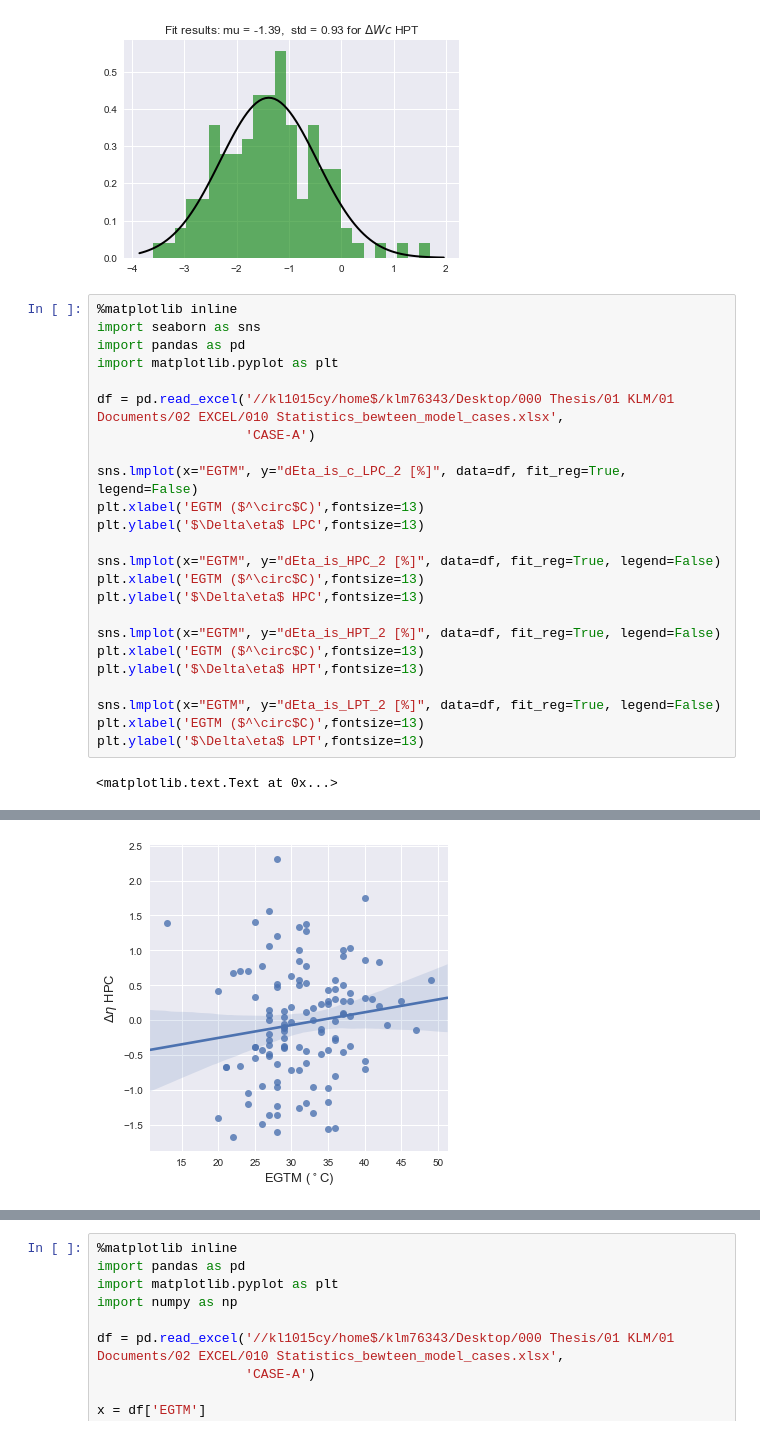
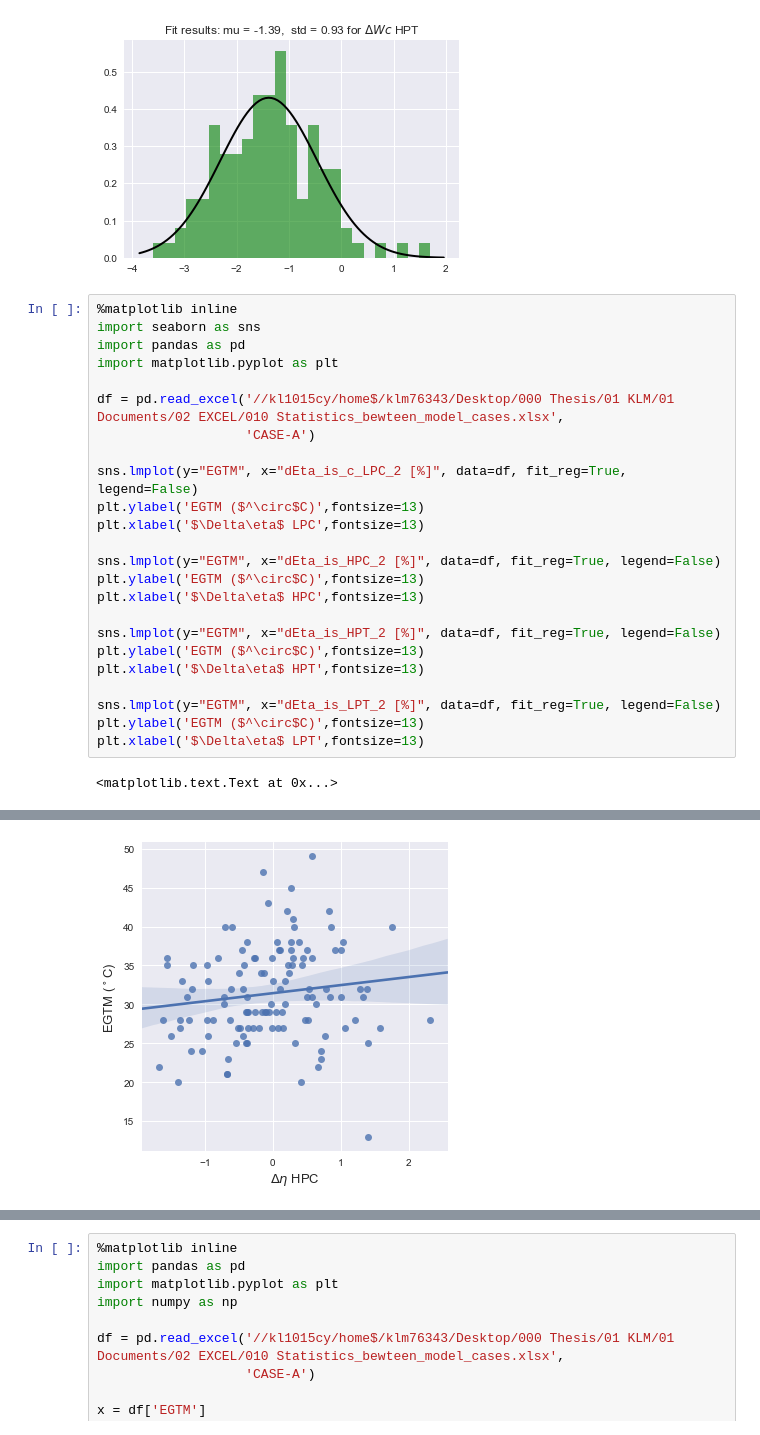
Before and after one commit to cristinamendozar/KLM, a Jupyter notebook: KLM STATISTICAL DATA ANALYSIS _ CASE A.ipynb, the cells around one changed output, grey strips where cells are left out. Drawn from its saved outputs; the diff is of its cells as text.

```diff
--- a/KLM STATISTICAL DATA ANALYSIS _ CASE A.ipynb
+++ b/KLM STATISTICAL DATA ANALYSIS _ CASE A.ipynb
@@ -460,20 +524,20 @@ import matplotlib.pyplot as plt
 df = pd.read_excel('//kl1015cy/home$/klm76343/Desktop/000 Thesis/01 KLM/01 Documents/02 EXCEL/010 Statistics_bewteen_model_cases.xlsx',
                    'CASE-A')
 
-sns.lmplot(x="EGTM", y="dEta_is_c_LPC_2 [%]", data=df, fit_reg=True, legend=False)
-plt.xlabel('EGTM ($^\circ$C)',fontsize=13)
-plt.ylabel('$\Delta\eta$ LPC',fontsize=13)
+sns.lmplot(y="EGTM", x="dEta_is_c_LPC_2 [%]", data=df, fit_reg=True, legend=False)
+plt.ylabel('EGTM ($^\circ$C)',fontsize=13)
+plt.xlabel('$\Delta\eta$ LPC',fontsize=13)
 
-sns.lmplot(x="EGTM", y="dEta_is_HPC_2 [%]", data=df, fit_reg=True, legend=False)
-plt.xlabel('EGTM ($^\circ$C)',fontsize=13)
-plt.ylabel('$\Delta\eta$ HPC',fontsize=13)
+sns.lmplot(y="EGTM", x="dEta_is_HPC_2 [%]", data=df, fit_reg=True, legend=False)
+plt.ylabel('EGTM ($^\circ$C)',fontsize=13)
+plt.xlabel('$\Delta\eta$ HPC',fontsize=13)
 
-sns.lmplot(x="EGTM", y="dEta_is_HPT_2 [%]", data=df, fit_reg=True, legend=False)
-plt.xlabel('EGTM ($^\circ$C)',fontsize=13)
-plt.ylabel('$\Delta\eta$ HPT',fontsize=13)
+sns.lmplot(y="EGTM", x="dEta_is_HPT_2 [%]", data=df, fit_reg=True, legend=False)
+plt.ylabel('EGTM ($^\circ$C)',fontsize=13)
+plt.xlabel('$\Delta\eta$ HPT',fontsize=13)
 
-sns.lmplot(x="EGTM", y="dEta_is_LPT_2 [%]", data=df, fit_reg=True, legend=False)
-plt.xlabel('EGTM ($^\circ$C)',fontsize=13)
-plt.ylabel('$\Delta\eta$ LPT',fontsize=13)
+sns.lmplot(y="EGTM", x="dEta_is_LPT_2 [%]", data=df, fit_reg=True, legend=False)
+plt.ylabel('EGTM ($^\circ$C)',fontsize=13)
+plt.xlabel('$\Delta\eta$ LPT',fontsize=13)
 # %% [output]
 <matplotlib.text.Text at 0x...>
@@ -481 +545 @@ plt.ylabel('$\Delta\eta$ LPT',fontsize=13)
-[figure, old version]
+[figure, new version]
```
Also changed, not shown: parts of 31 cells of this notebook, 2 other files.
